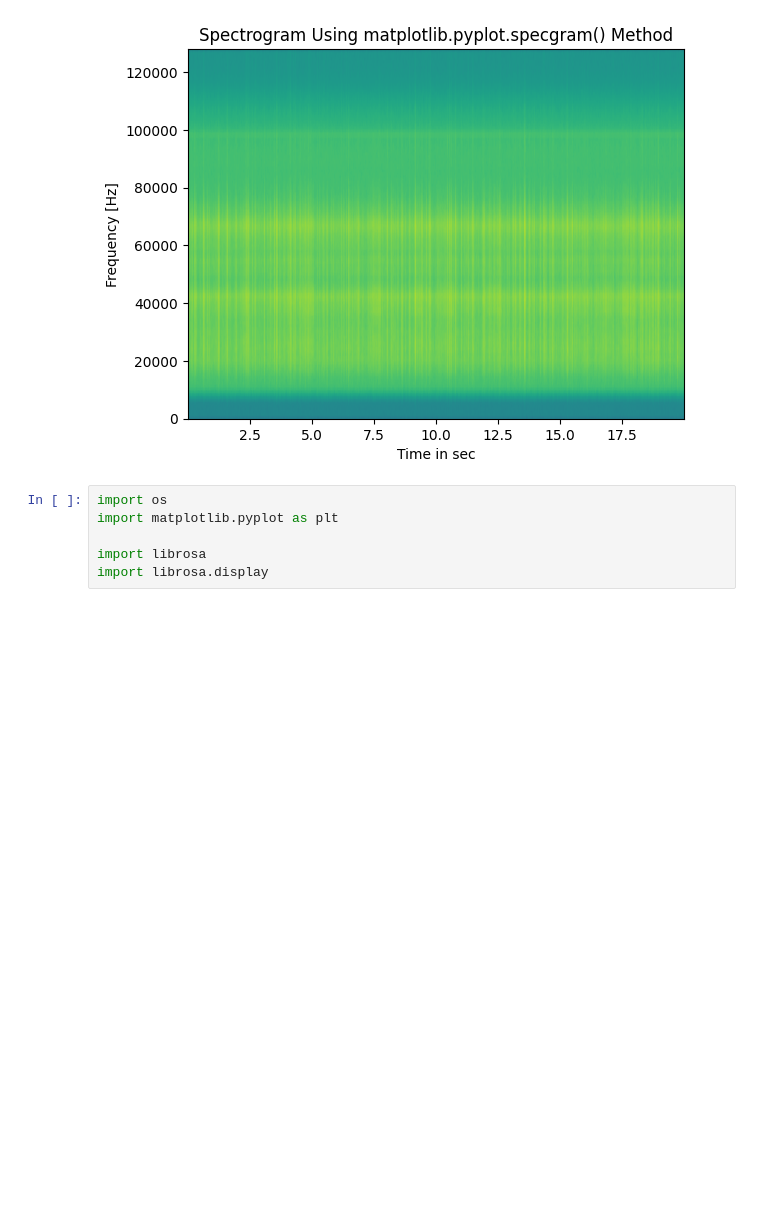
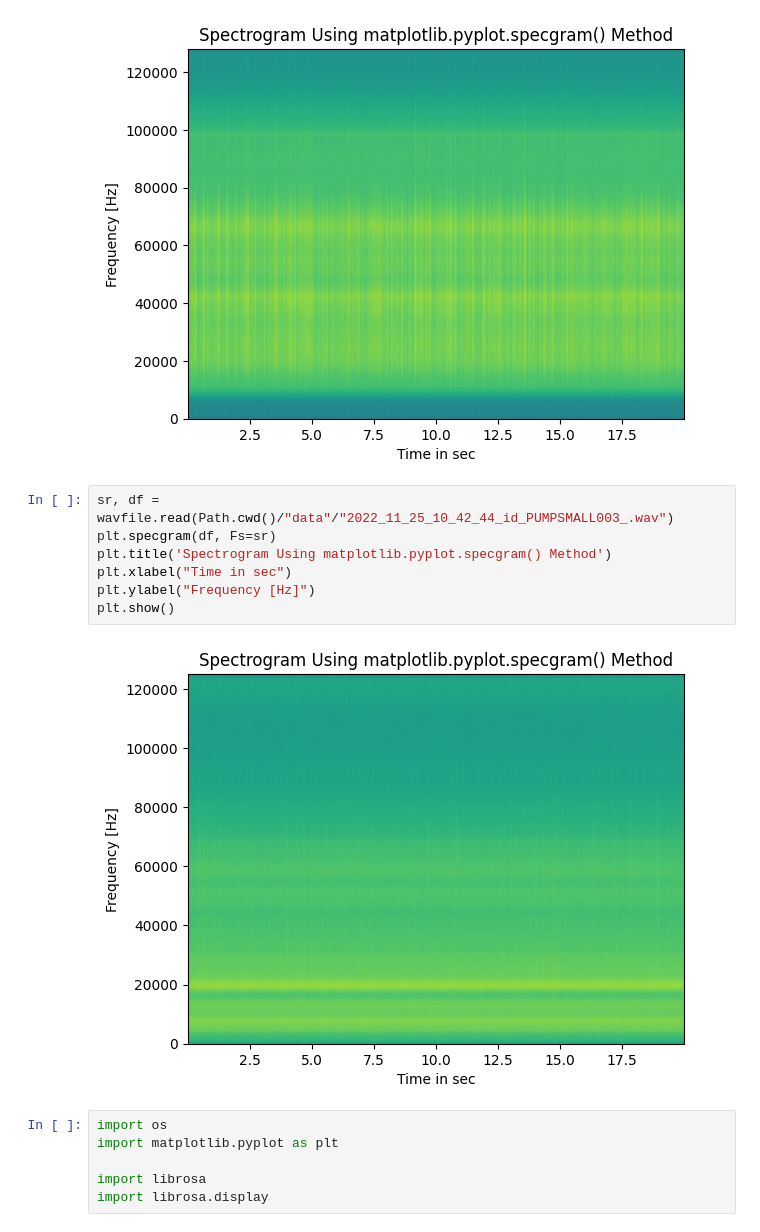
Before and after one commit to JPNMint/Cavitation_detection_ML, a Jupyter notebook: Spectrogram.ipynb, the cells around one changed output. Saved outputs shown, nothing was run; the diff lists cells and outputs as text; blank space fills up the shorter version.

```diff
--- a/Spectrogram.ipynb
+++ b/Spectrogram.ipynb
@@ -44,6 +48,15 @@ plt.ylabel("Frequency [Hz]")
 plt.show()
 # %% [output]
 [figure]
+# %%
+sr, df = wavfile.read(Path.cwd()/"data"/"2022_11_25_10_42_44_id_PUMPSMALL003_.wav")
+plt.specgram(df, Fs=sr)
+plt.title('Spectrogram Using matplotlib.pyplot.specgram() Method')
+plt.xlabel("Time in sec")
+plt.ylabel("Frequency [Hz]")
+plt.show()
+# %% [output]
+[figure, added]
 # %%
 import os
 import matplotlib.pyplot as plt
```
Also changed, not shown: parts of 2 cells of this notebook, 6 other files.
